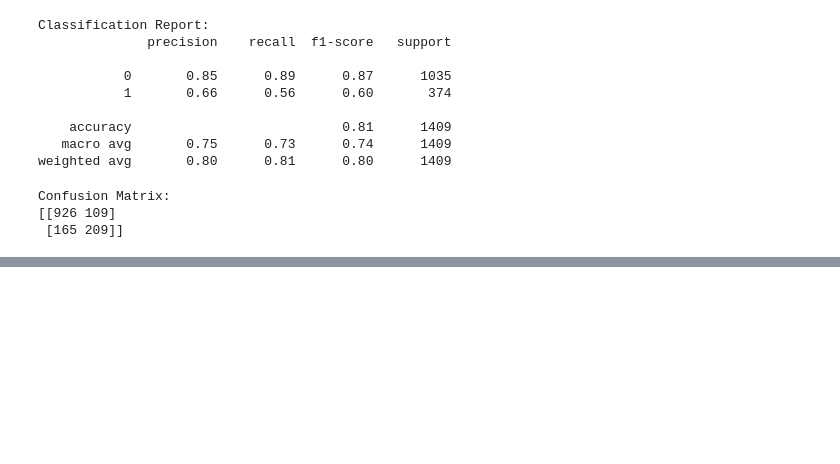
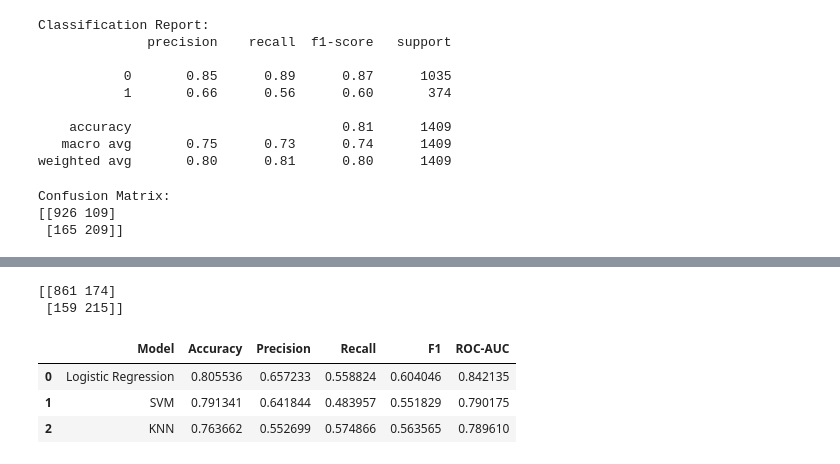
Before and after one commit to BikeshKumar919/customer-churn-ml, a Jupyter notebook: notebooks/03_model_training.ipynb, the cells around one changed output, grey strips where cells are left out. Drawn from its saved outputs; the diff is of its cells as text; code cells hidden in the pictures; blank space fills up the shorter version.

Commit message:
Added baseline SVM and KNN models

```diff
--- a/notebooks/03_model_training.ipynb
+++ b/notebooks/03_model_training.ipynb
@@ -194,0 +311,9 @@ Confusion Matrix:
+# %%
+knn_pipeline = Pipeline(
+    steps=[
+        ("preprocessor", preprocessor),
+        ("model", KNeighborsClassifier(n_neighbors=5))
+    ]
+)
+# %%
+knn_pipeline.fit(X_train, y_train)
@@ -194,0 +341,18 @@ Confusion Matrix:
+# %%
+knn_pred = knn_pipeline.predict(X_test)
+
+knn_prob = knn_pipeline.predict_proba(X_test)[:, 1]
+# %%
+knn_accuracy = accuracy_score(y_test, knn_pred)
+knn_precision = precision_score(y_test, knn_pred)
+knn_recall = recall_score(y_test, knn_pred)
+knn_f1 = f1_score(y_test, knn_pred)
+knn_roc_auc = roc_auc_score(y_test, knn_prob)
+
+print("KNN Results")
+print("----------------------")
+print("Accuracy :", knn_accuracy)
+print("Precision:", knn_precision)
+print("Recall   :", knn_recall)
+print("F1 Score :", knn_f1)
+print("ROC-AUC  :", knn_roc_auc)
@@ -194,0 +378,23 @@ Confusion Matrix:
+# %%
+print(confusion_matrix(y_test, knn_pred))
+# %% [output]
+[[861 174]
+ [159 215]]
+# %%
+results.append({
+    "Model": "KNN",
+    "Accuracy": knn_accuracy,
+    "Precision": knn_precision,
+    "Recall": knn_recall,
+    "F1": knn_f1,
+    "ROC-AUC": knn_roc_auc
+})
+
+results_df = pd.DataFrame(results)
+
+results_df
+# %% [output]
+|  | Model | Accuracy | Precision | Recall | F1 | ROC-AUC |
+| 0 | Logistic Regression | 0.805536 | 0.657233 | 0.558824 | 0.604046 | 0.842135 |
+| 1 | SVM | 0.791341 | 0.641844 | 0.483957 | 0.551829 | 0.790175 |
+| 2 | KNN | 0.763662 | 0.552699 | 0.574866 | 0.563565 | 0.789610 |
```
Also changed, not shown: parts of 14 cells of this notebook.
